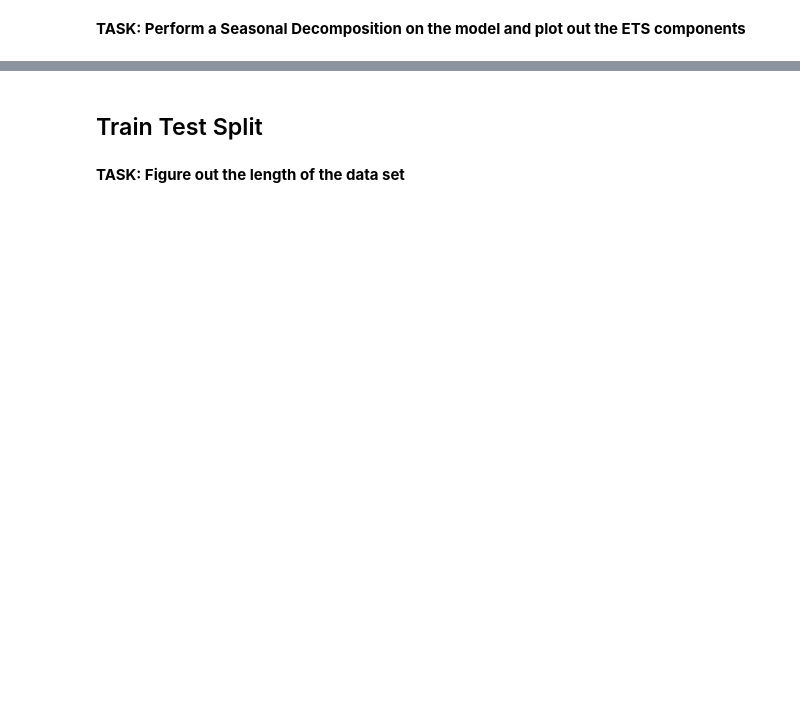
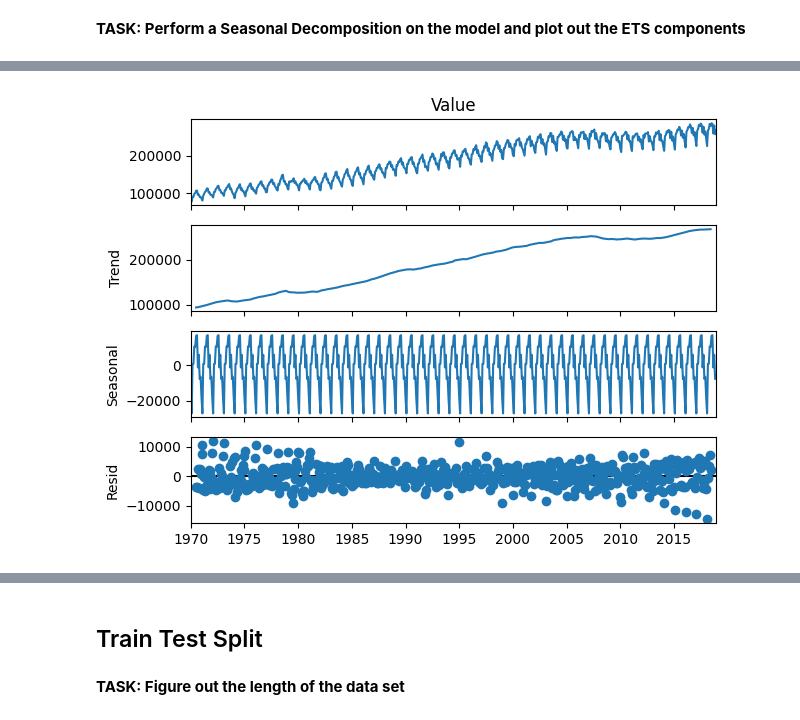
Before and after one commit to depa-tto/Time-Series-Forecasting-and-Analysis-course, a Jupyter notebook: practice/practice_05.ipynb, the cells around one changed output, grey strips where cells are left out. Drawn from its saved outputs; the diff is of its cells as text; code cells hidden in the pictures; blank space fills up the shorter version.

```diff
--- a/practice/practice_05.ipynb
+++ b/practice/practice_05.ipynb
@@ -55,0 +42,6 @@ df = pd.read_csv('../dataset/Miles_Traveled.csv',index_col='DATE',parse_dates=Tr
+# %%
+results = seasonal_decompose(df['Value'])
+# %%
+results.plot();
+# %% [output]
+[figure, added]
```
Also changed, not shown: parts of 64 cells of this notebook.
